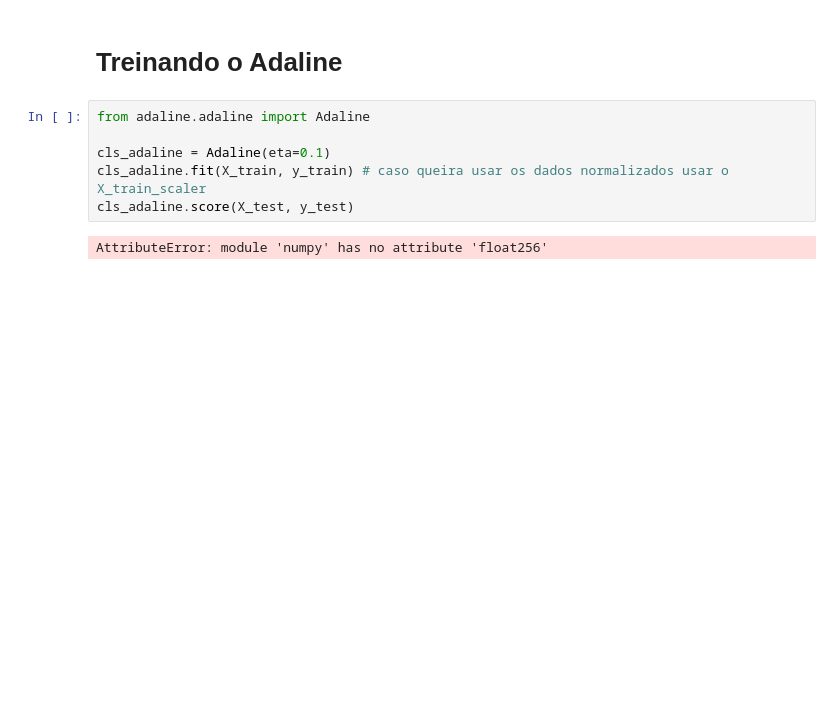
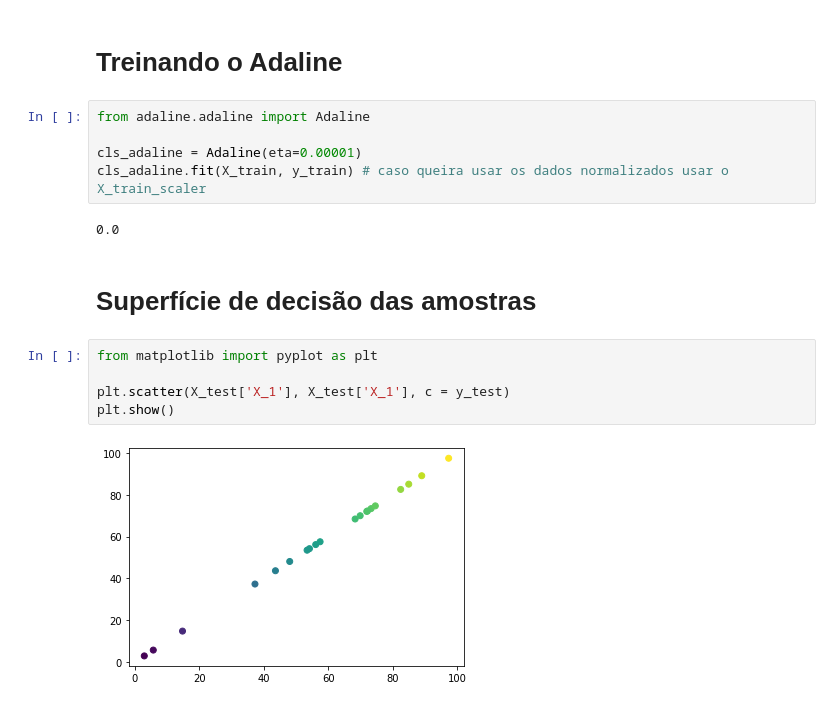
Before and after one commit to cacajr/RNA, a Jupyter notebook: exercises.ipynb, the cells around one changed output. Saved outputs shown, nothing was run; the diff lists cells and outputs as text; blank space fills up the shorter version.

Commit message:
make the adaline work

```diff
--- a/exercises.ipynb
+++ b/exercises.ipynb
@@ -165,8 +165,16 @@ X_train_scaler = pd.DataFrame(X_train_scaler, columns = X_train.columns) # conve
 # %%
 from adaline.adaline import Adaline
 
-cls_adaline = Adaline(eta=0.1)
+cls_adaline = Adaline(eta=0.00001)
 cls_adaline.fit(X_train, y_train) # caso queira usar os dados normalizados usar o X_train_scaler
-cls_adaline.score(X_test, y_test)
 # %% [output]
-AttributeError: module 'numpy' has no attribute 'float256'
+0.0
+# %% [markdown]
+# Superfície de decisão das amostras
+# %%
+from matplotlib import pyplot as plt
+
+plt.scatter(X_test['X_1'], X_test['X_1'], c = y_test)
+plt.show()
+# %% [output]
+[figure, added]
```
Also changed, not shown: parts of 1 cell of this notebook.
